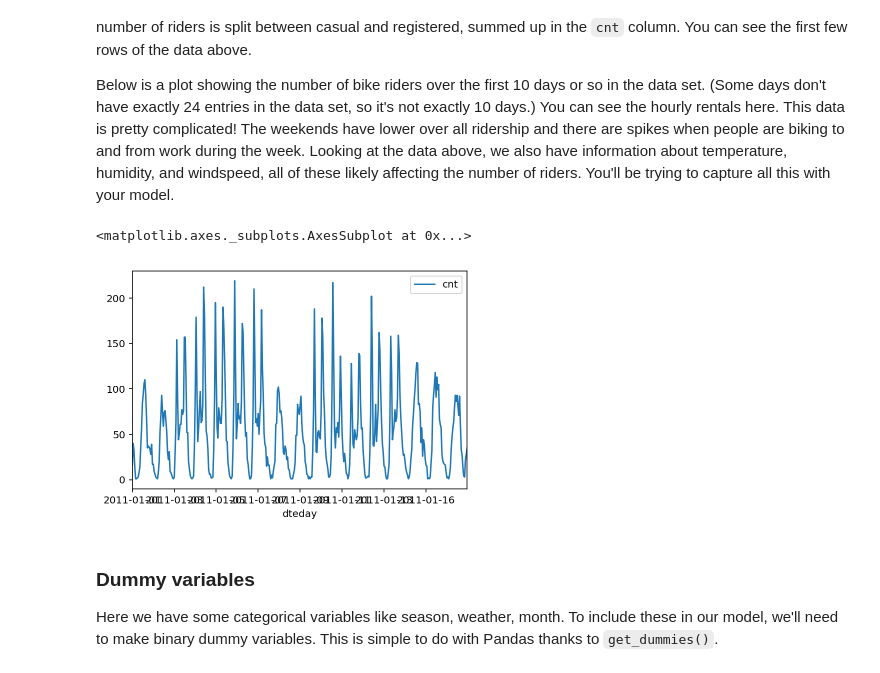
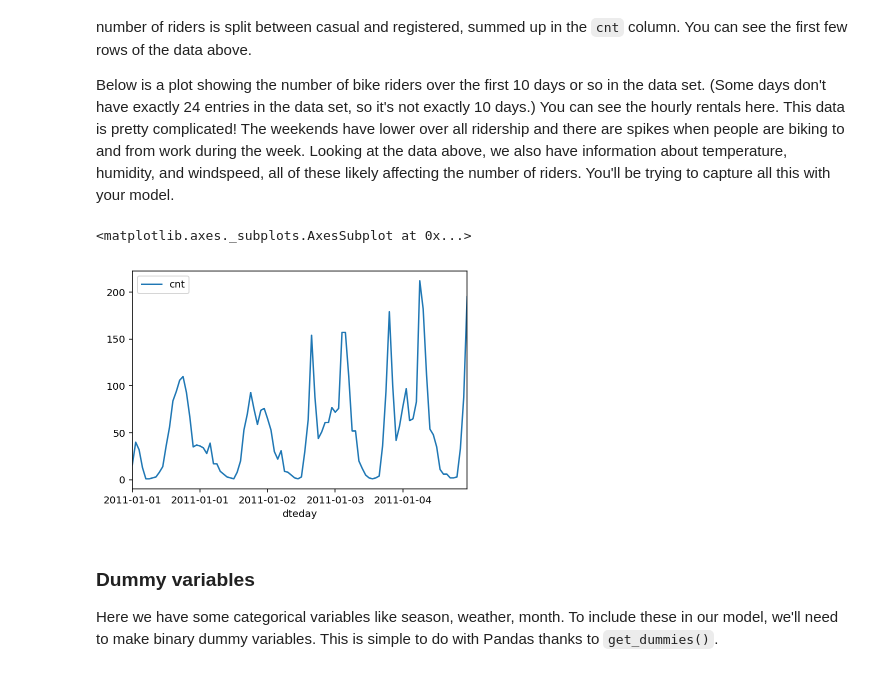
Before and after one commit to bharathlakshman/deep-learning, a Jupyter notebook: Bike sharing neural network/Simple Neural Network.ipynb, the cells around one changed output. Saved outputs shown, nothing was run; the diff lists cells and outputs as text; code cells hidden in the pictures.

```diff
--- a/Bike sharing neural network/Simple Neural Network.ipynb
+++ b/Bike sharing neural network/Simple Neural Network.ipynb
@@ -33,10 +33,10 @@ This dataset has the number of riders for each hour of each day from January 1 2
 
 Below is a plot showing the number of bike riders over the first 10 days or so in the data set. (Some days don't have exactly 24 entries in the data set, so it's not exactly 10 days.) You can see the hourly rentals here. This data is pretty complicated! The weekends have lower over all ridership and there are spikes when people are biking to and from work during the week. Looking at the data above, we also have information about temperature, humidity, and windspeed, all of these likely affecting the number of riders. You'll be trying to capture all this with your model.
 # %%
-rides[:400].plot(x='dteday', y='cnt')
+rides[:100].plot(x='dteday', y='cnt')
 # %% [output]
 <matplotlib.axes._subplots.AxesSubplot at 0x...>
-[figure, old version]
+[figure, new version]
 # %% [markdown]
 ### Dummy variables
 Here we have some categorical variables like season, weather, month. To include these in our model, we'll need to make binary dummy variables. This is simple to do with Pandas thanks to `get_dummies()`.
```
Also changed, not shown: parts of 8 cells of this notebook.
